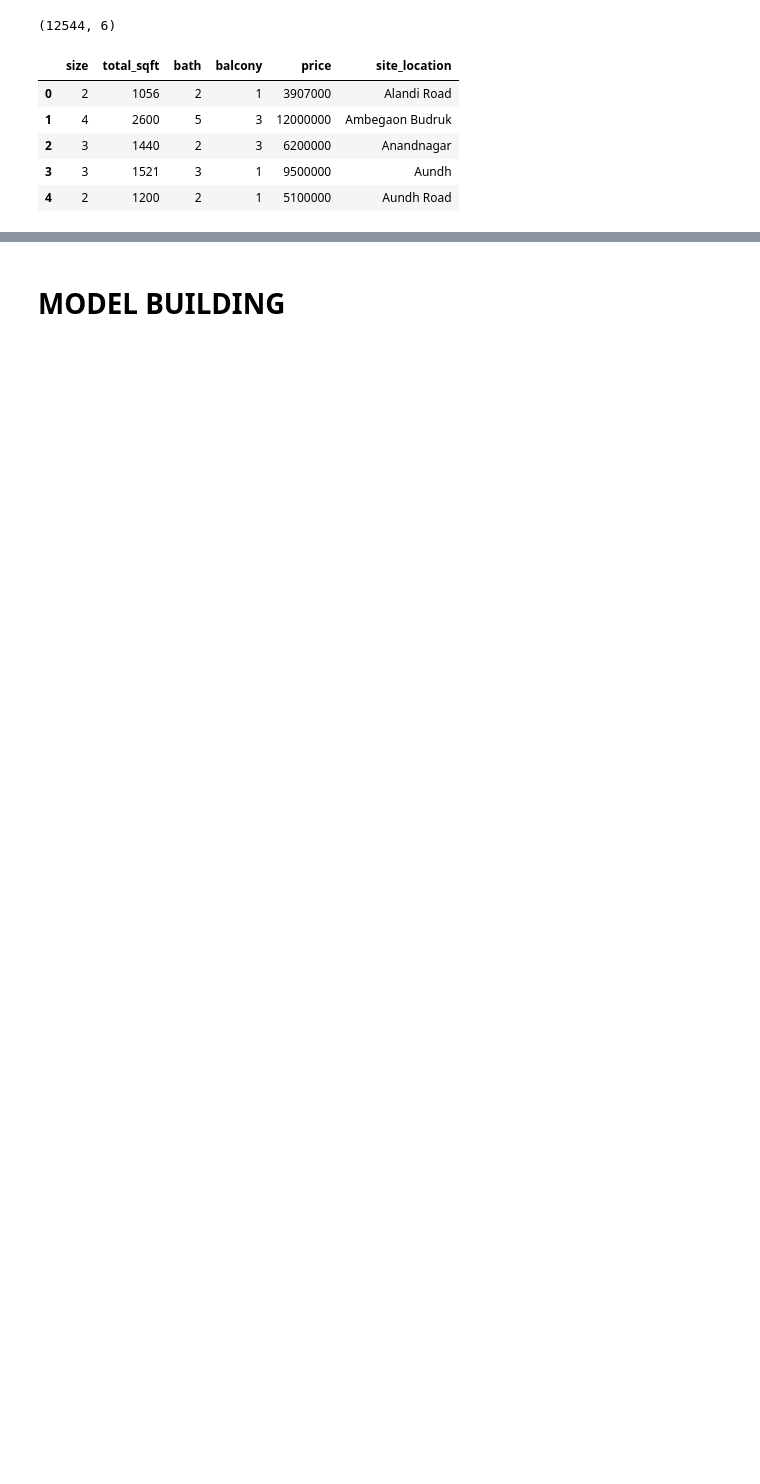
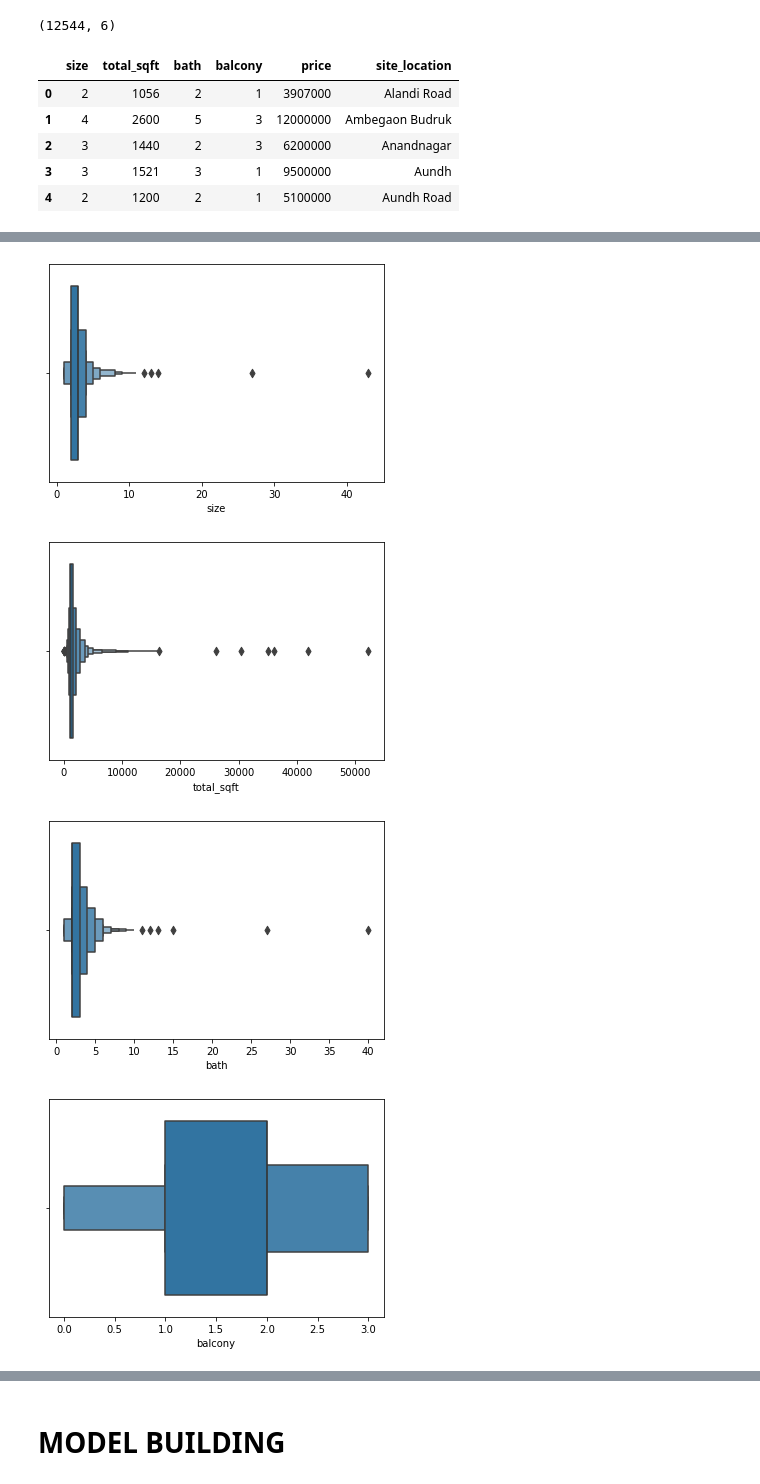
Before and after one commit to mohitbhalke07/Projects, a Jupyter notebook: Commodity Price Predictor/House Price Predictor/HousePrice_Predictor.ipynb, the cells around one changed output, grey strips where cells are left out. Saved outputs shown, nothing was run; the diff lists cells and outputs as text; code cells hidden in the pictures; blank space fills up the shorter version.

```diff
--- a/Commodity Price Predictor/House Price Predictor/HousePrice_Predictor.ipynb
+++ b/Commodity Price Predictor/House Price Predictor/HousePrice_Predictor.ipynb
@@ -178,0 +308,11 @@ data.to_csv("Cleane_House_Details.csv")
+# %%
+# BoxenPlot
+for i in range(len(list(data.columns))):
+    if data[data.columns[i]].dtypes == "int32" or data[data.columns[i]].dtypes == "float64":
+        plt.show(sns.boxenplot(data[data.columns[i]]))
+        #plt.xlabel(train.columns[i])
+# %% [output]
+[figure, added]
+[figure, added]
+[figure, added]
+[figure, added]
```
Also changed, not shown: parts of 92 cells of this notebook.
